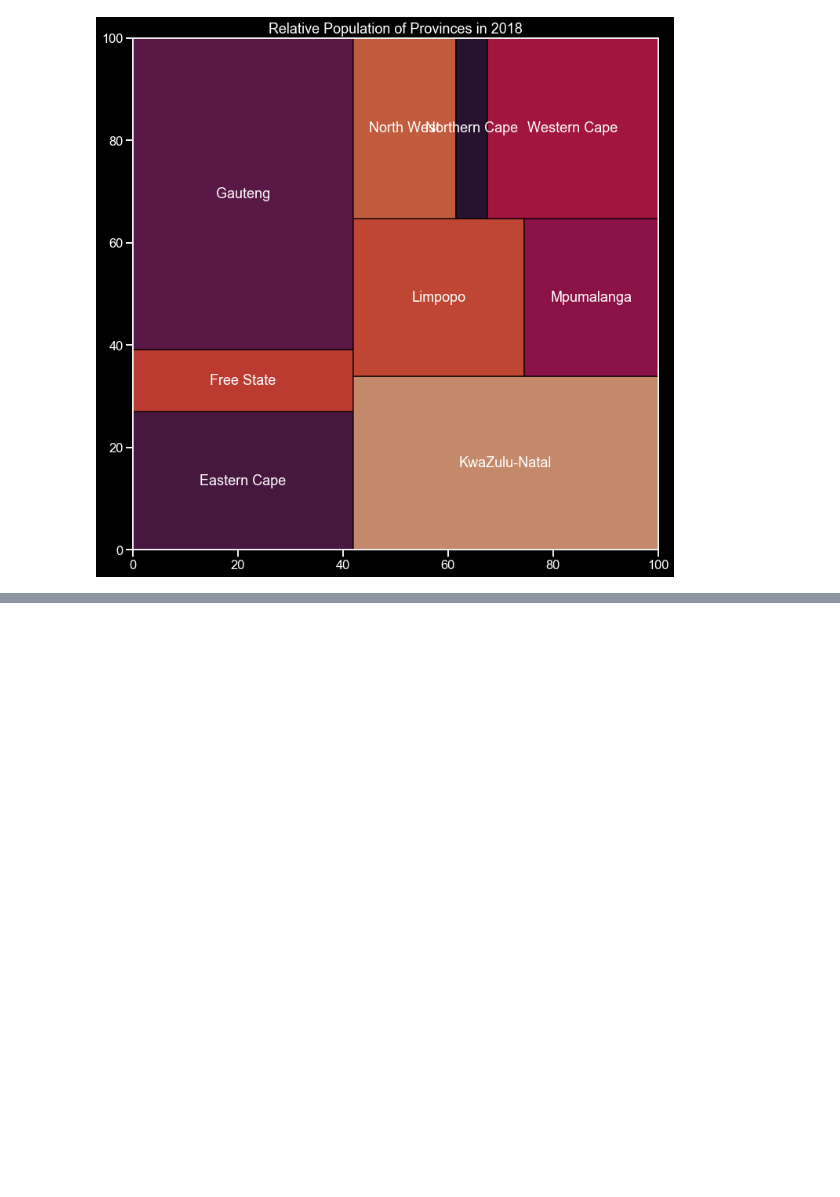
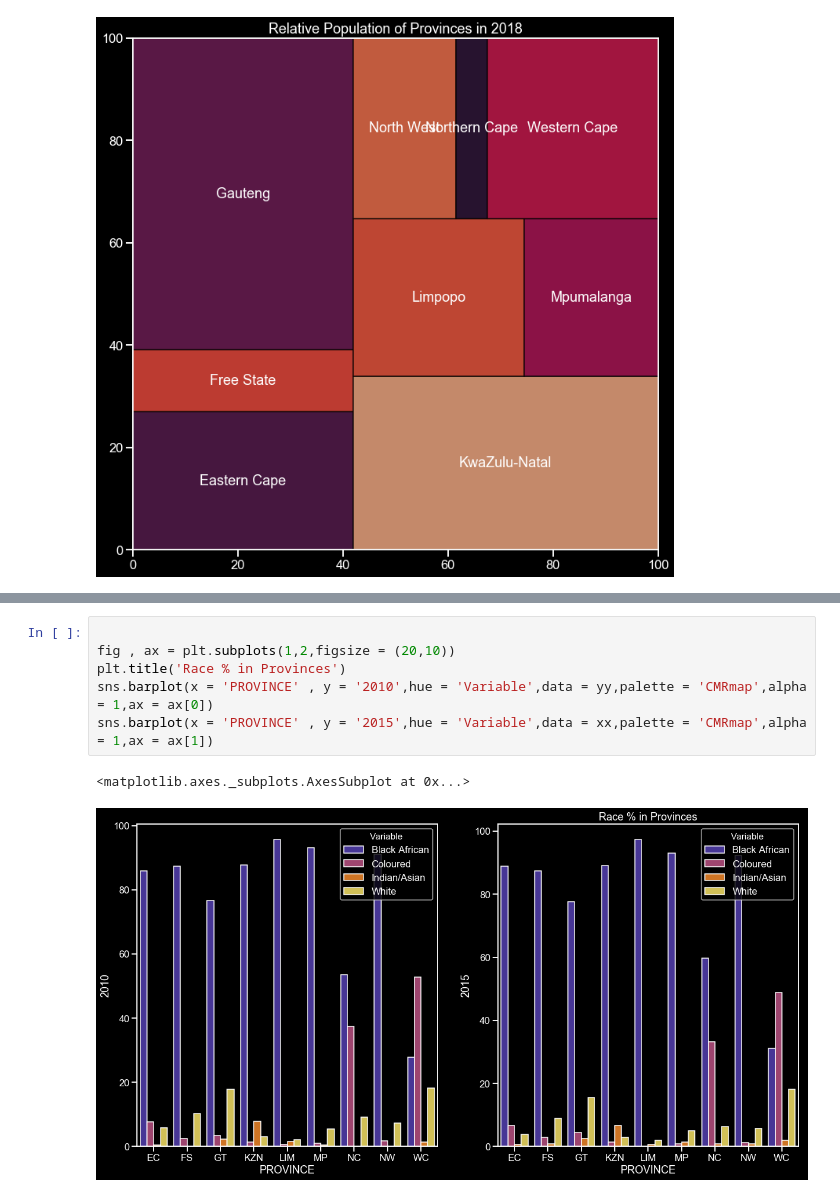
Before and after one commit to RPasch/RSA_Census_Analysis_Exploration, a Jupyter notebook: Exploration.ipynb, the cells around one changed output, grey strips where cells are left out. Drawn from its saved outputs; the diff is of its cells as text; blank space fills up the shorter version.

```diff
--- a/Exploration.ipynb
+++ b/Exploration.ipynb
@@ -319,0 +371,9 @@ m
+# %%
+
+fig , ax = plt.subplots(1,2,figsize = (20,10))
+plt.title('Race % in Provinces')
+sns.barplot(x = 'PROVINCE' , y = '2010',hue = 'Variable',data = yy,palette = 'CMRmap',alpha = 1,ax = ax[0])
+sns.barplot(x = 'PROVINCE' , y = '2015',hue = 'Variable',data = xx,palette = 'CMRmap',alpha = 1,ax = ax[1])
+# %% [output]
+<matplotlib.axes._subplots.AxesSubplot at 0x...>
+[figure, added]
```
Also changed, not shown: parts of 11 cells of this notebook.
